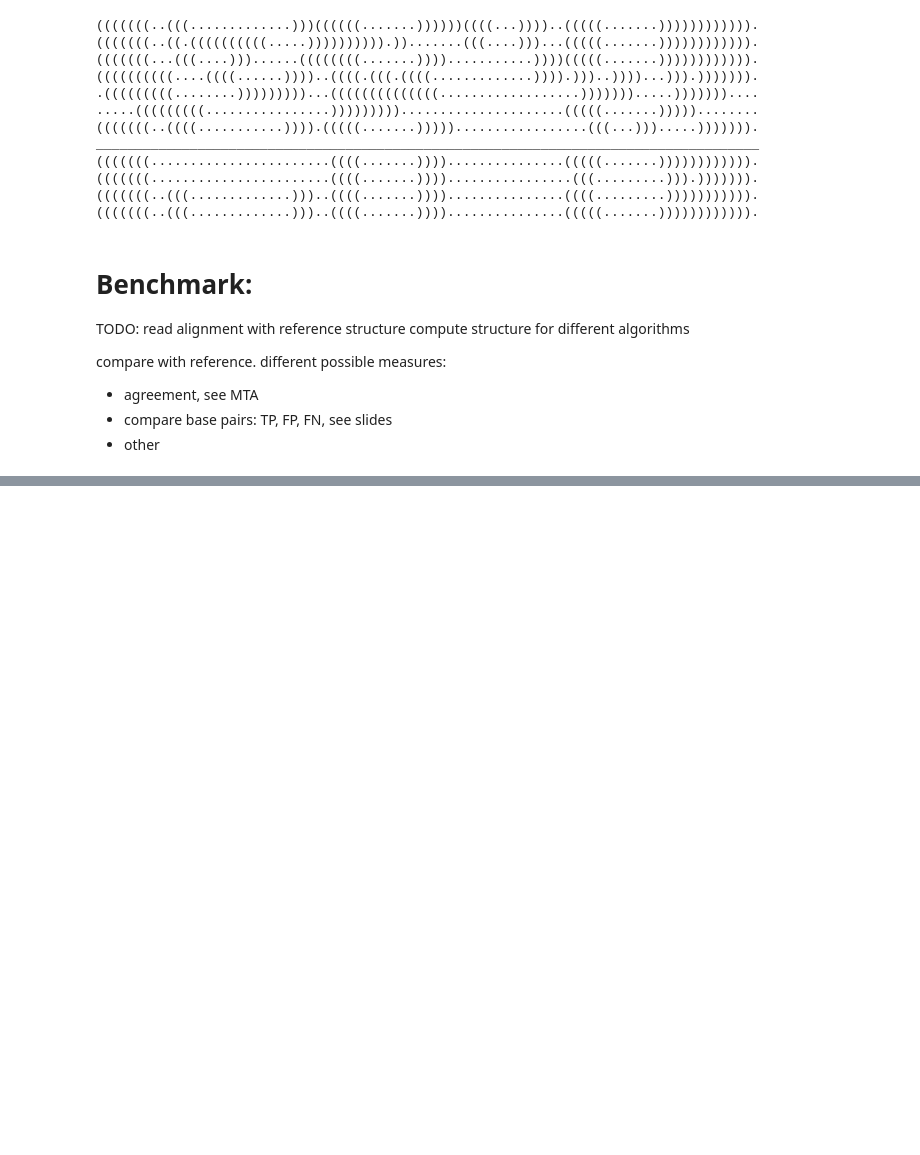
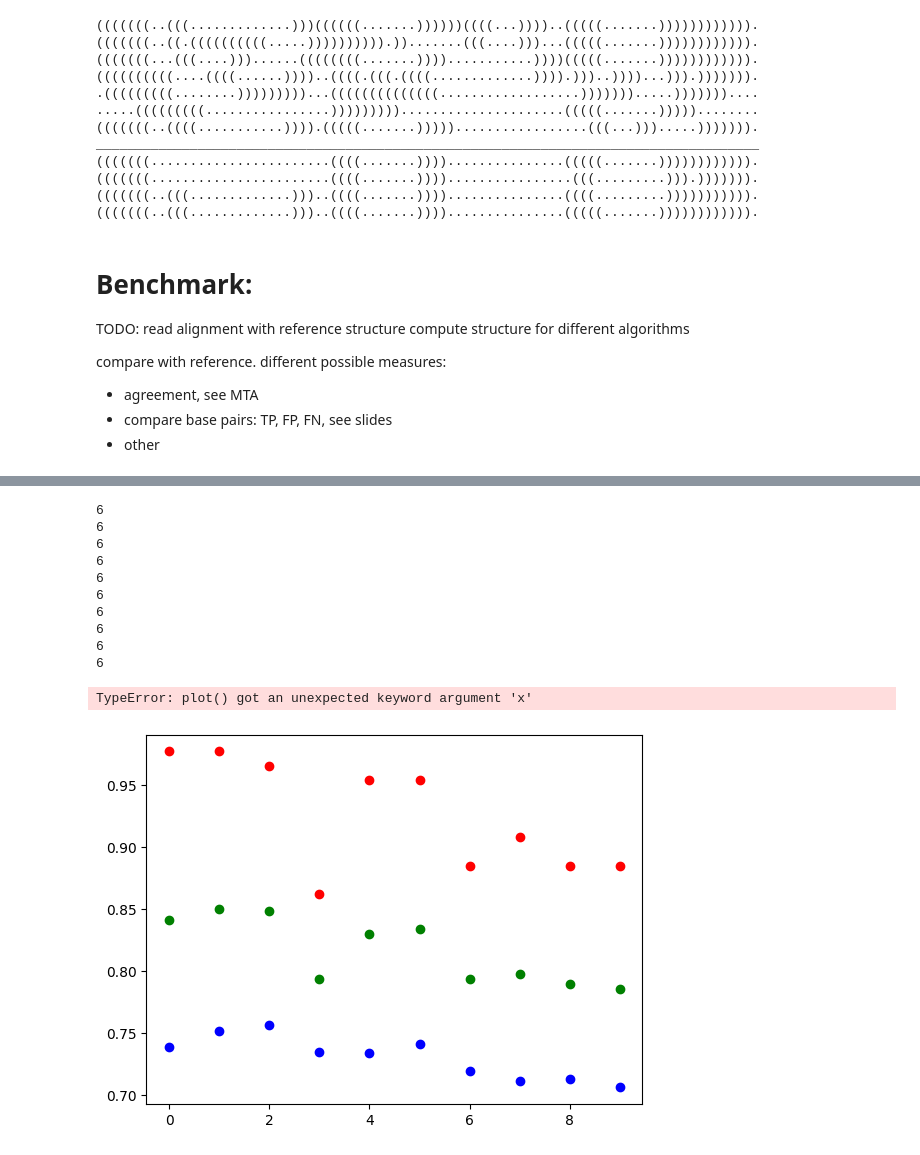
Before and after one commit to flopau76/projet_bio_info, a Jupyter notebook: folding_RNA.ipynb, the cells around one changed output, grey strips where cells are left out. Drawn from its saved outputs; the diff is of its cells as text; code cells hidden in the pictures; blank space fills up the shorter version.

```diff
--- a/folding_RNA.ipynb
+++ b/folding_RNA.ipynb
@@ -471,0 +878,9 @@ compare with reference. different possible measures:
+# %%
+# First test to have a first idea of the results (the coefficients are chosen in order to follow the 1:0.5:0/5 ratio)
+scores =[]
+pred_MEA = predict_structure_MEA_cons_2(alignment, unpaired_MEA_cons_2, paired_MEA_cons_2, 1.6, 1/2, 0.25, 0.25)
+print(compare_base_pairs(ss_cons, pred_MEA))
+print(variant_1(ss_cons, pred_MEA))
+print(variant_2(ss_cons, pred_MEA))
+print(variant_2_bis(ss_cons, pred_MEA))
+print(scores)
@@ -471,0 +895,38 @@ compare with reference. different possible measures:
+# %%
+scores =[]
+length = 0
+for wcov in range (1,5) :
+    for winc in range (1,6-wcov) :
+        wpaired = 6-wcov-winc
+        print(wcov+winc+wpaired)
+        pred_MEA = predict_structure_MEA_cons_2(alignment, unpaired_MEA_cons_2, paired_MEA_cons_2, 1.6, wpaired, wcov, winc)
+        scores.append(variant_2(ss_cons, pred_MEA))
+        length += 1
+
+X = [i for i in range(length)]
+recall = []
+precision = []
+F_measure = []
+for i in range (len(scores)) :
+    recall.append(scores[i][1])
+    precision.append(scores[i][3])
+    F_measure.append(scores[i][5])
+
+plt.plot(X, recall, 'or', label = "recall")
+plt.plot(X, precision, 'ob', label = "precision")
+plt.plot(X, F_measure, 'og', label = "F_measure")
+plt.legend()
+plt.show()
+# %% [output]
+6
+6
+6
+6
+6
+6
+6
+6
+6
+6
+TypeError: plot() got an unexpected keyword argument 'x'
+[figure, added]
```
Also changed, not shown: parts of 42 cells of this notebook.
